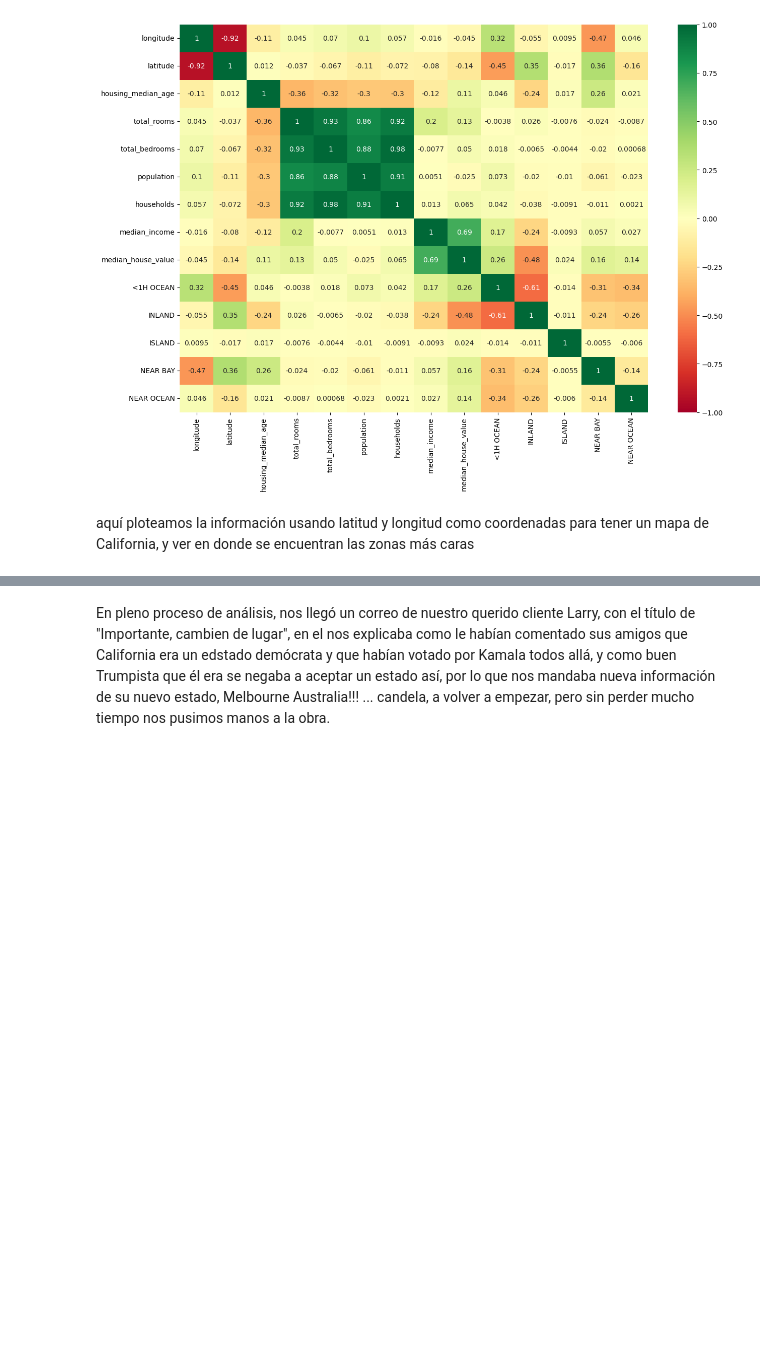
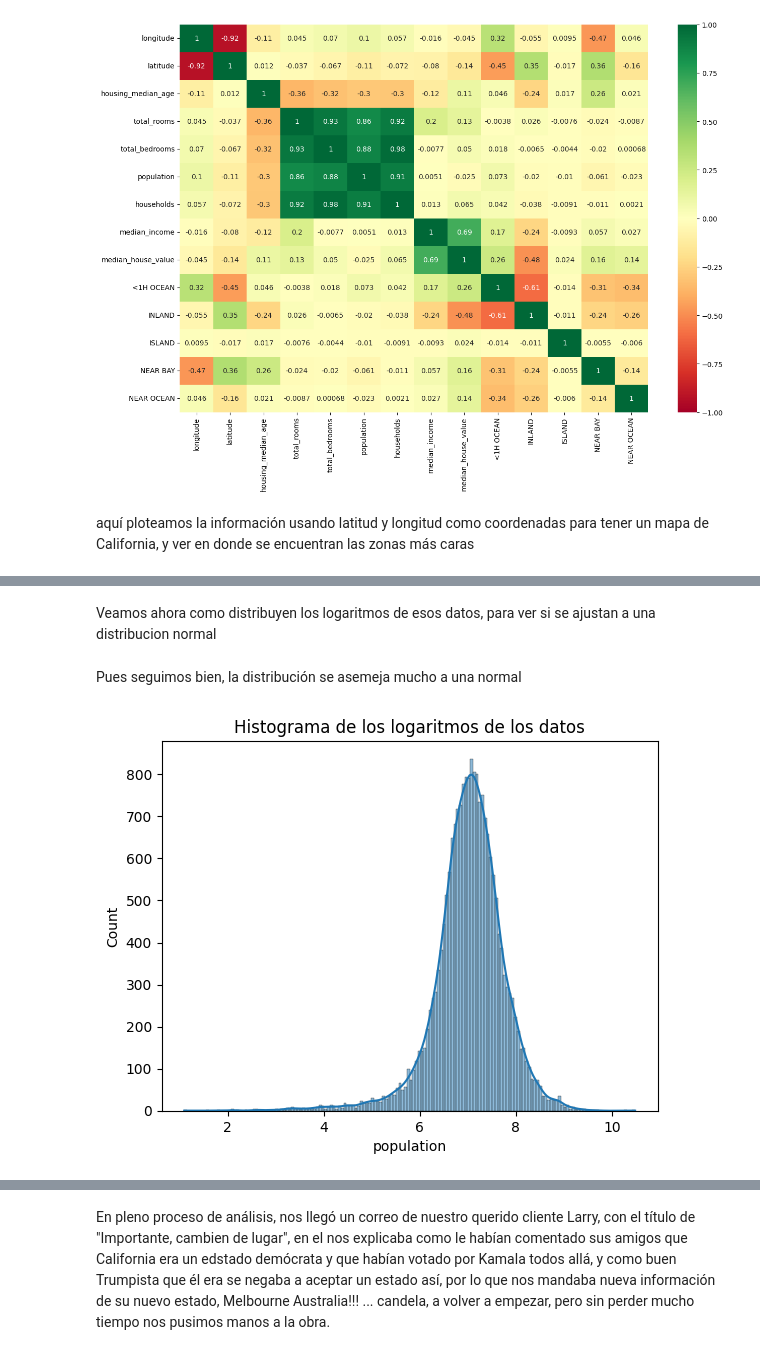
Before and after one commit to theleywin/Statistics-Final-Project, a Jupyter notebook: explore_California.ipynb, the cells around one changed output, grey strips where cells are left out. Drawn from its saved outputs; the diff is of its cells as text; code cells hidden in the pictures; blank space fills up the shorter version.

```diff
--- a/explore_California.ipynb
+++ b/explore_California.ipynb
@@ -195,0 +207,12 @@ fig.show()
+# %% [markdown]
+Veamos ahora como distribuyen los logaritmos de esos datos, para ver si se ajustan a una distribucion normal
+# %% [markdown]
+Pues seguimos bien, la distribución se asemeja mucho a una normal
+# %%
+log_data = np.log(data['population'])
+
+sns.histplot(log_data, kde=True)
+plt.title('Histograma de los logaritmos de los datos')
+plt.show()
+# %% [output]
+[figure, added]
```
Also changed, not shown: parts of 12 cells of this notebook, 1 other file.
